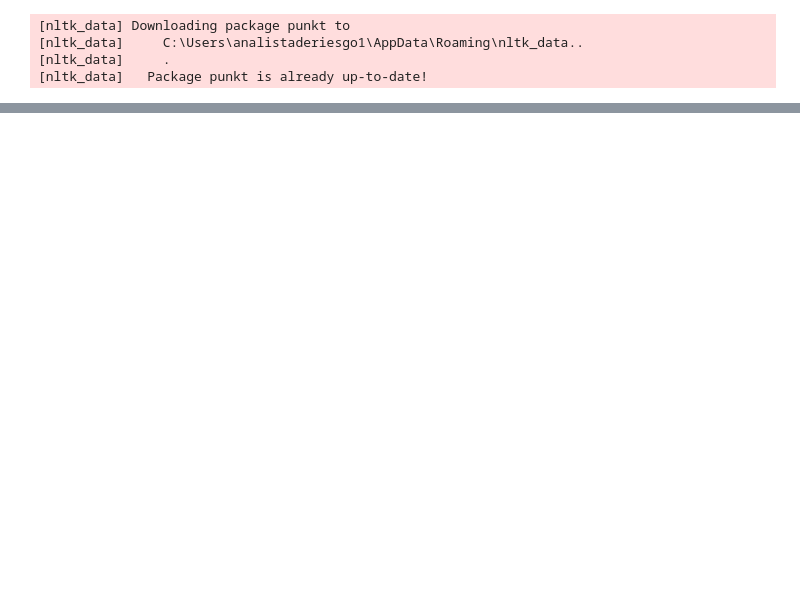
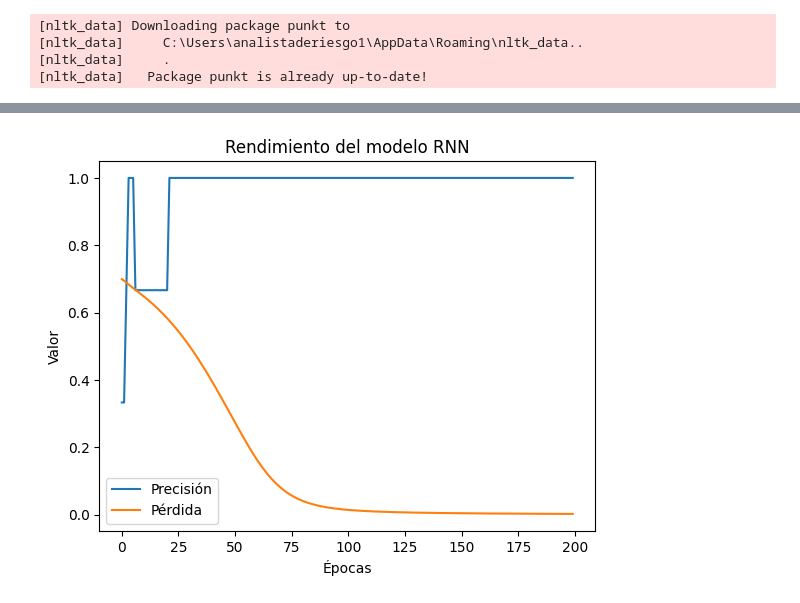
Before and after one commit to riesgos24/procesamientolenguajenatural2, a Jupyter notebook: Taller11611202411.ipynb, the cells around one changed output, grey strips where cells are left out. Cells and saved outputs as stored; diff of their text form; code cells hidden in the pictures; blank space fills up the shorter version.

```diff
--- a/Taller11611202411.ipynb
+++ b/Taller11611202411.ipynb
@@ -579,0 +787,80 @@ Resultados de PCA (primeras filas):
+# %%
+import tensorflow as tf
+from tensorflow.keras.models import Sequential
+from tensorflow.keras.layers import SimpleRNN, Dense, Embedding
+from tensorflow.keras.preprocessing.text import Tokenizer
+from tensorflow.keras.preprocessing.sequence import pad_sequences
+import pandas as pd
+import numpy as np
+import string
+import matplotlib.pyplot as plt
+
+# Función de limpieza de texto simple
+def clean_text(text):
+    # Convertir a minúsculas
+    text = text.lower()
+    # Eliminar puntuación
+    text = ''.join([char for char in text if char not in string.punctuation])
+    # Eliminar palabras de longitud 1, 2, para evitar eliminar palabras útiles
+    text = ' '.join([word for word in text.split() if len(word) > 2])  # Evitar eliminar palabras útiles
+    return text
+
+# Verifica si hay valores nulos o vacíos en la columna 'Comentarios'
+Baseinicial_Consolidada = pd.DataFrame({
+    'Comentarios': ["el gato juega", "el perro corre", "la luna brilla"]
+})  # Ejemplo de DataFrame, reemplázalo con tus datos reales
+
+if Baseinicial_Consolidada['Comentarios'].isnull().sum() > 0:
+    print("Hay valores nulos en 'Comentarios', se eliminarán o reemplazarán.")
+    Baseinicial_Consolidada['Comentarios'].fillna('', inplace=True)  # Rellenar los nulos
+
+# Aplicar la función de limpieza a la columna de texto
+Baseinicial_Consolidada['Observaciones_Limpias'] = Baseinicial_Consolidada['Comentarios'].apply(clean_text)
+
+# Usar Tokenizer para convertir las palabras en secuencias de enteros
+tokenizer = Tokenizer()
+tokenizer.fit_on_texts(Baseinicial_Consolidada['Observaciones_Limpias'])
+
+# Ver el diccionario 'word_index' que asigna un índice único a cada palabra
+print("Diccionario word_index:")
+print(tokenizer.word_index)
+
+# Convertir las observaciones limpias en secuencias de índices
+sequences = tokenizer.texts_to_sequences(Baseinicial_Consolidada['Observaciones_Limpias'])
+
+# Rellenar las secuencias para que todas tengan la misma longitud
+max_sequence_len = max([len(seq) for seq in sequences])
+sequences = pad_sequences(sequences, maxlen=max_sequence_len)
+
+# Dividir en características (X) y etiquetas (y) - En este caso, solo usaremos X
+X = sequences  # Las características de entrada son las secuencias de índices
+
+# Crear el modelo RNN
+model_rnn = Sequential([
+    # Agregar una capa de Embedding para representar las palabras como vectores densos
+    Embedding(input_dim=len(tokenizer.word_index) + 1, output_dim=8, input_length=max_sequence_len),
+    SimpleRNN(32),
+    Dense(1, activation='sigmoid')  # Asumimos que es una tarea de clasificación binaria
+])
+
+# Compilar el modelo
+model_rnn.compile(optimizer='adam', loss='binary_crossentropy', metrics=['accuracy'])
+
+# Resumen del modelo
+model_rnn.summary()
+
+# Suponiendo que tienes una variable 'y' (que puede ser la clasificación de las observaciones)
+y = np.random.randint(0, 2, size=X.shape[0])  # Etiquetas ficticias para la demostración
+
+# Entrenar el modelo
+history_rnn = model_rnn.fit(X, y, epochs=200, verbose=1)
+
+# Graficar la precisión y la pérdida durante el entrenamiento
+plt.plot(history_rnn.history['accuracy'], label='Precisión')
+plt.plot(history_rnn.history['loss'], label='Pérdida')
+plt.xlabel('Épocas')
+plt.ylabel('Valor')
+plt.title('Rendimiento del modelo RNN')
+plt.legend()
+plt.show()
+# %% [output]
@@ -579,0 +899 @@ Resultados de PCA (primeras filas):
+[figure, added]
```
Also changed, not shown: parts of 29 cells of this notebook, 1 other file.
